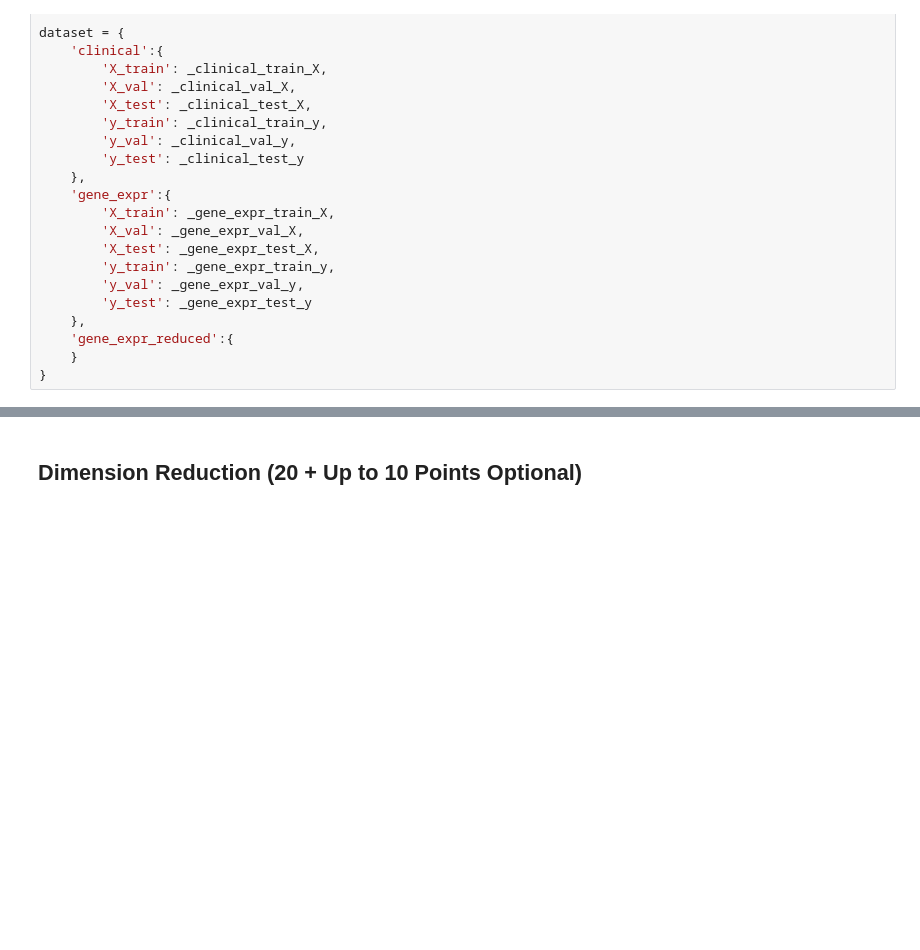
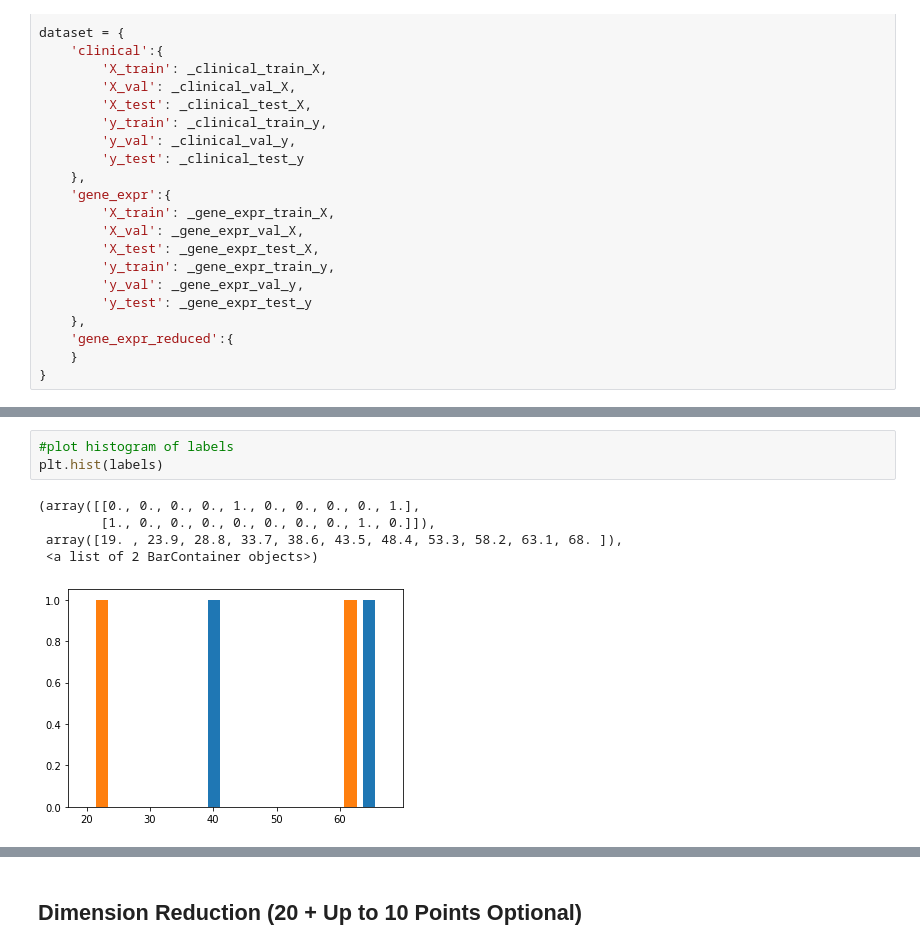
Before and after one commit to soligits/ml-final-project, a Jupyter notebook: ML_Project.ipynb, the cells around one changed output, grey strips where cells are left out. Drawn from its saved outputs; the diff is of its cells as text; blank space fills up the shorter version.

```diff
--- a/ML_Project.ipynb
+++ b/ML_Project.ipynb
@@ -285,0 +297,9 @@ dataset = {
+# %%
+#plot histogram of labels
+plt.hist(labels)
+# %% [output]
+(array([[0., 0., 0., 0., 1., 0., 0., 0., 0., 1.],
+        [1., 0., 0., 0., 0., 0., 0., 0., 1., 0.]]),
+ array([19. , 23.9, 28.8, 33.7, 38.6, 43.5, 48.4, 53.3, 58.2, 63.1, 68. ]),
+ <a list of 2 BarContainer objects>)
+[figure, added]
```
Also changed, not shown: parts of 13 cells of this notebook.
